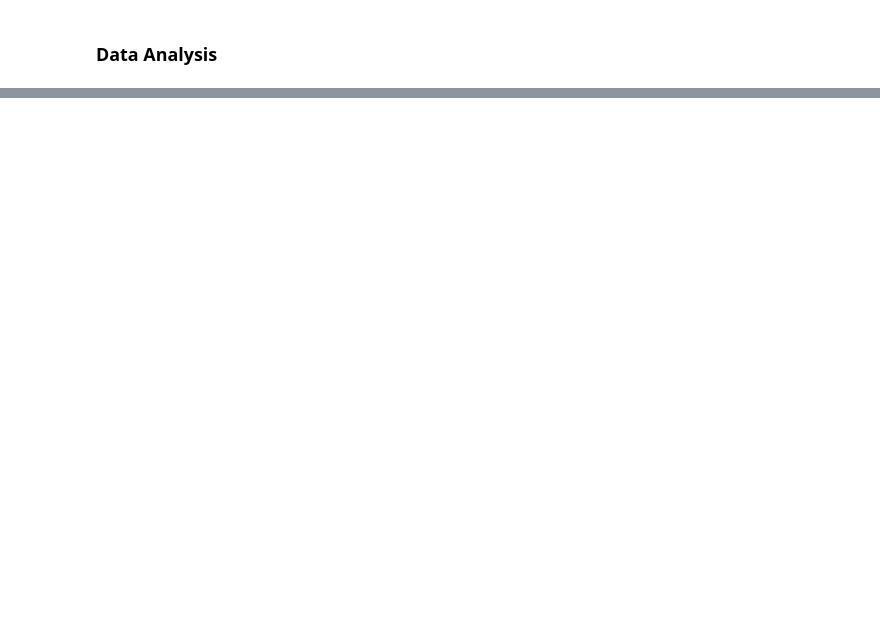
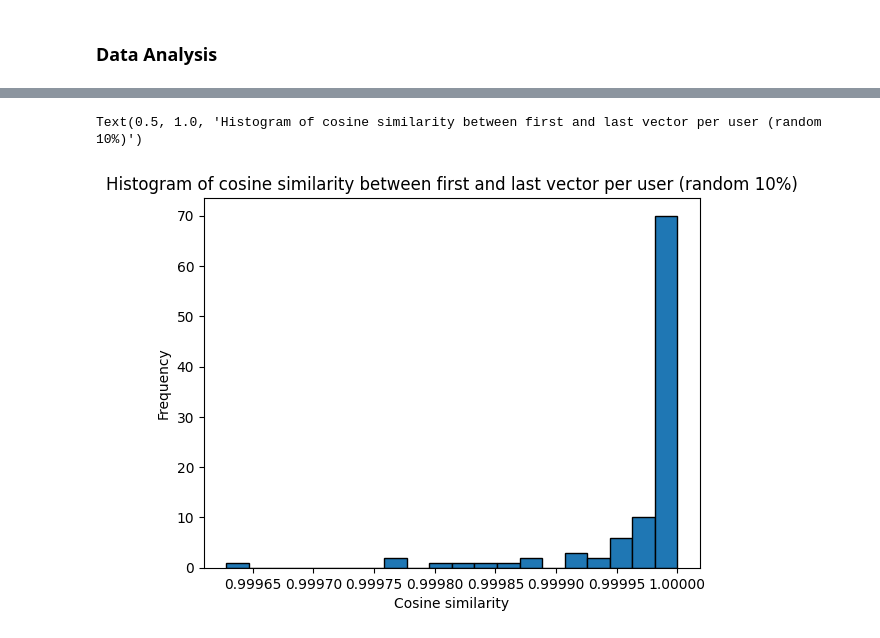
Before and after one commit to jamonbri/master_thesis, a Jupyter notebook: project/model_simulation.ipynb, the cells around one changed output, grey strips where cells are left out. Saved outputs shown, nothing was run; the diff lists cells and outputs as text; code cells hidden in the pictures; blank space fills up the shorter version.

```diff
--- a/project/model_simulation.ipynb
+++ b/project/model_simulation.ipynb
@@ -50,0 +41,4 @@ df raw stored
+# %%
+# Initialize random model at 10%
+
+rec_sys_random_10 = RecommenderSystemModel(n_users=100, dummy=False, steps=250, priority=0.1, seed=123)
@@ -50,0 +65,4 @@ df raw stored
+# %%
+# Run random model at 10%
+
+rec_sys_random_10.run_model()
@@ -71,0 +122,19 @@ Text(0.5, 1.0, 'Histogram of cosine similarity between first and last vector per
+# %%
+# Get vector differences for random model at 10%
+
+results_filepath_random_10 = [filepath for filepath in rec_sys_random_10.csv_filepaths if filepath.split("/")[-1].startswith("run")]
+df_vector_diff_random_10 = rec_sys_random_10.results.get_vector_diff_df(results_filepath_random_10[0])
+# %%
+# Plot vector differences for random model at 10%
+
+df_vector_diff_random_10["vector_diff"].hist(
+    bins=20,
+    grid=False,
+    edgecolor="black"
+)
+plt.xlabel("Cosine similarity")
+plt.ylabel("Frequency")
+plt.title("Histogram of cosine similarity between first and last vector per user (random 10%)")
+# %% [output]
+Text(0.5, 1.0, 'Histogram of cosine similarity between first and last vector per user (random 10%)')
+[figure, added]
```
Also changed, not shown: parts of 10 cells of this notebook, 2 other files.
